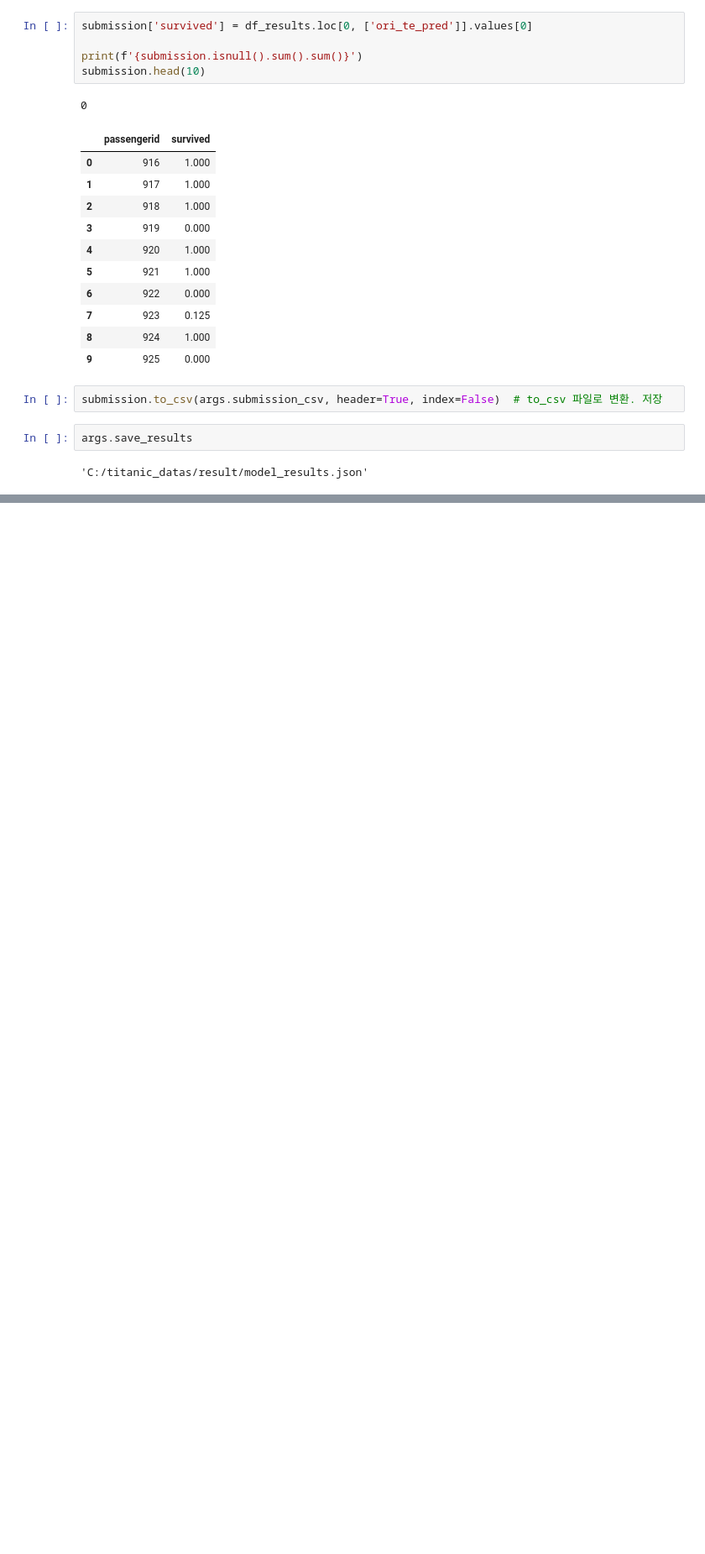
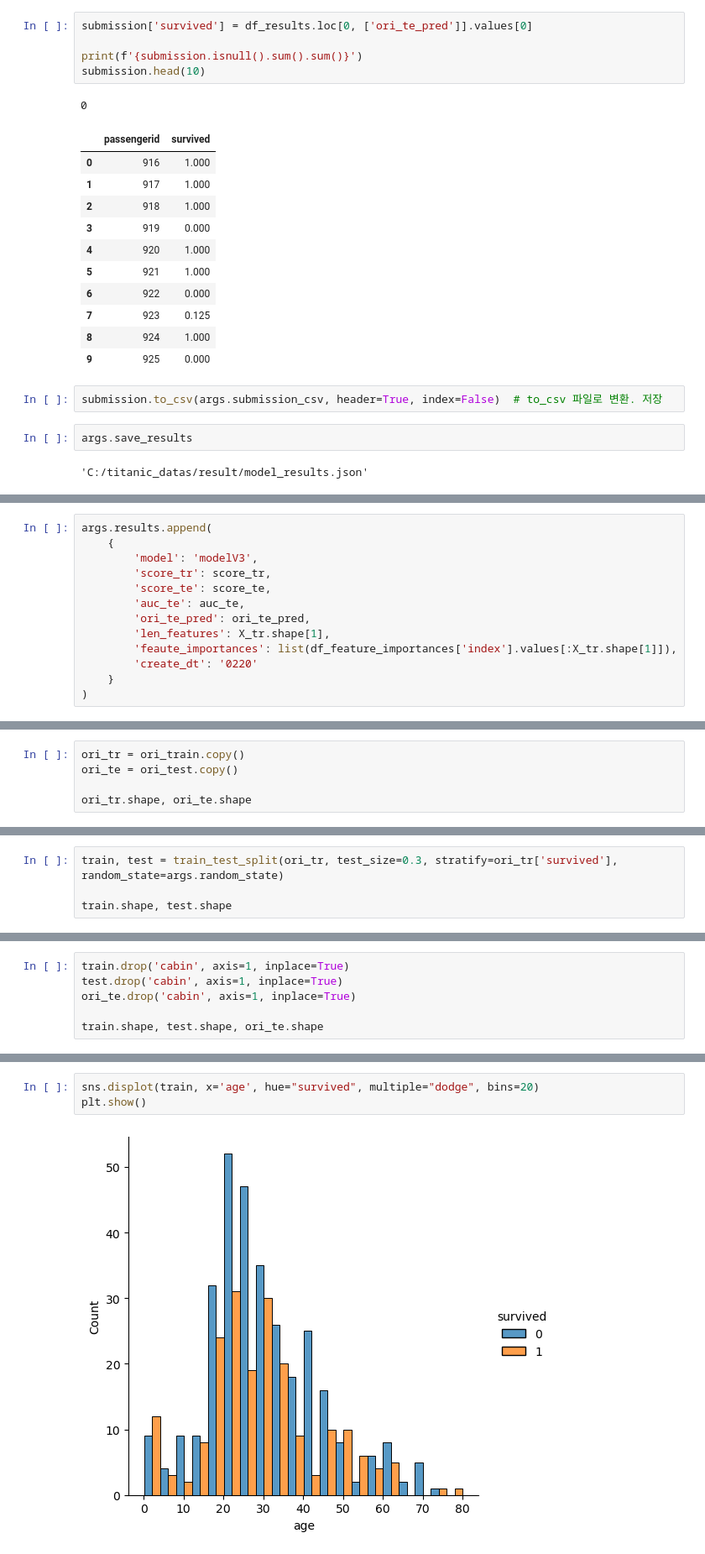
Before and after one commit to giokim6070/pythonbasic, a Jupyter notebook: EDA_titanic/kaggle.ipynb, the cells around one changed output, grey strips where cells are left out. Shown: that part at 84% size. Drawn from its saved outputs; the diff is of its cells as text; blank space fills up the shorter version.

```diff
--- a/EDA_titanic/kaggle.ipynb
+++ b/EDA_titanic/kaggle.ipynb
@@ -888,0 +1192,13 @@ args.save_results
+# %%
+args.results.append(
+    {
+        'model': 'modelV3',
+        'score_tr': score_tr,
+        'score_te': score_te,
+        'auc_te': auc_te,
+        'ori_te_pred': ori_te_pred,
+        'len_features': X_tr.shape[1],
+        'feaute_importances': list(df_feature_importances['index'].values[:X_tr.shape[1]]),
+        'create_dt': '0220'
+    }
+)
@@ -888,0 +1215,5 @@ args.save_results
+# %%
+ori_tr = ori_train.copy()
+ori_te = ori_test.copy()
+
+ori_tr.shape, ori_te.shape
@@ -888,0 +1224,4 @@ args.save_results
+# %%
+train, test = train_test_split(ori_tr, test_size=0.3, stratify=ori_tr['survived'], random_state=args.random_state)
+
+train.shape, test.shape
@@ -888,0 +1232,6 @@ args.save_results
+# %%
+train.drop('cabin', axis=1, inplace=True)
+test.drop('cabin', axis=1, inplace=True)
+ori_te.drop('cabin', axis=1, inplace=True)
+
+train.shape, test.shape, ori_te.shape
@@ -888,0 +1287,5 @@ args.save_results
+# %%
+sns.displot(train, x='age', hue="survived", multiple="dodge", bins=20)
+plt.show()
+# %% [output]
+[figure, added]
```
Also changed, not shown: parts of 165 cells of this notebook.
